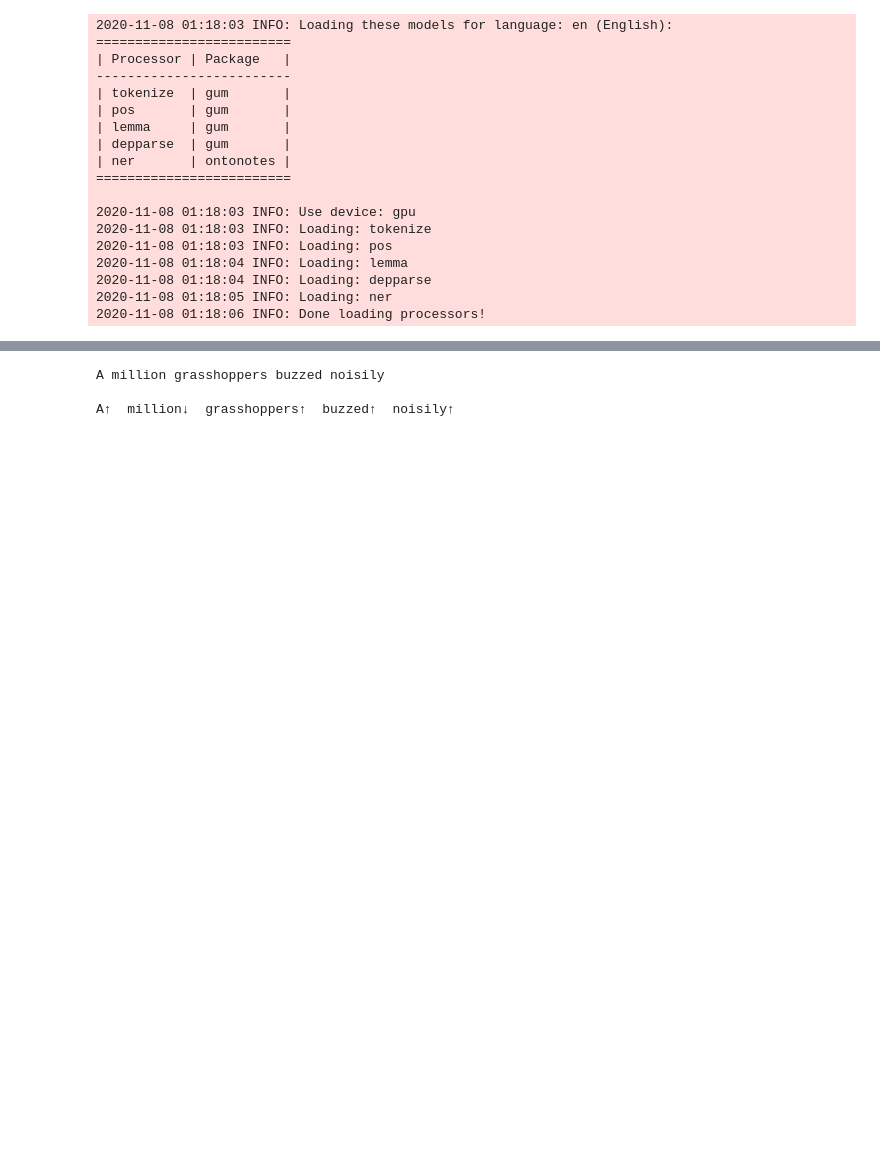
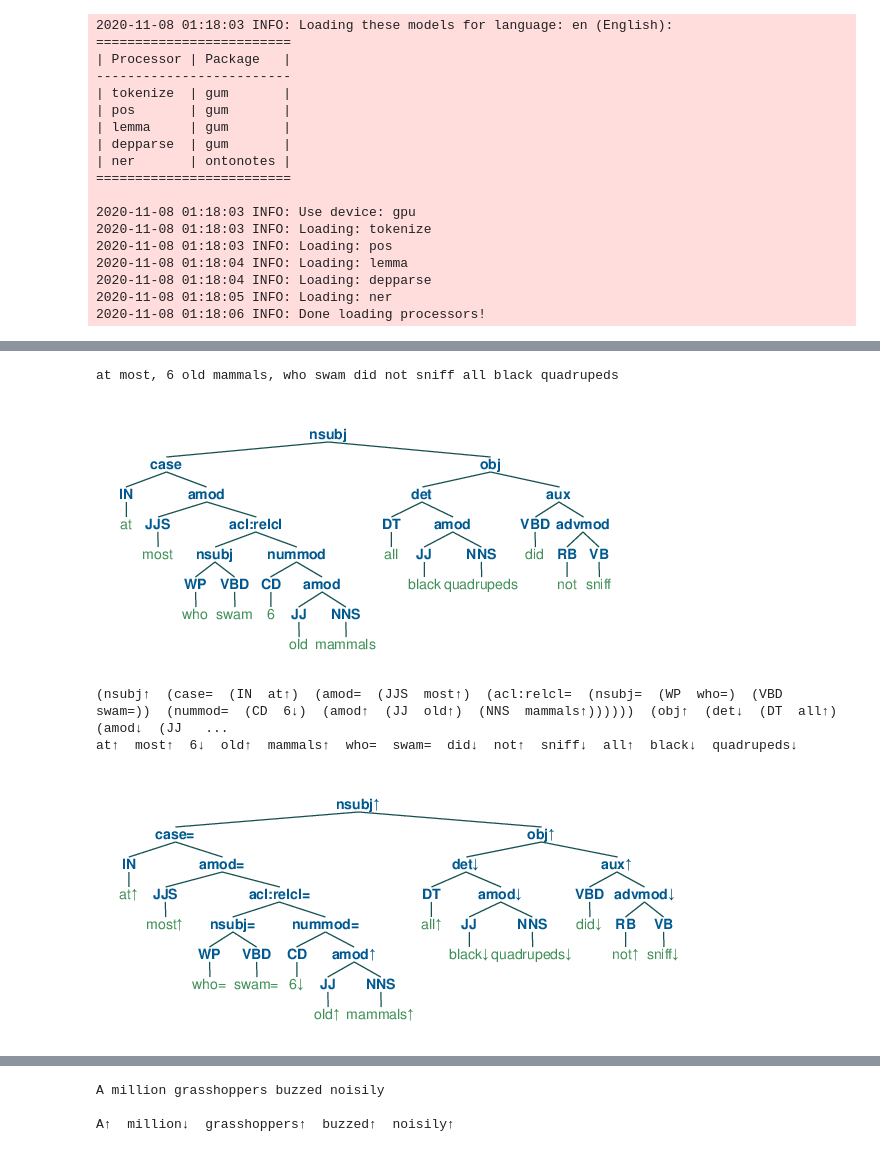
Before and after one commit to eric11eca/Udep2Mono, a Jupyter notebook: src/Udep2Mono.ipynb, the cells around one changed output, grey strips where cells are left out. Saved outputs shown, nothing was run; the diff lists cells and outputs as text; code cells hidden in the pictures; blank space fills up the shorter version.

```diff
--- a/src/Udep2Mono.ipynb
+++ b/src/Udep2Mono.ipynb
@@ -939,0 +1006,8 @@ def run_polarize_pipeline(sentences, annotations=[], verbose=0):
+# %%
+run_polarize_pipeline(["at most, 6 old mammals, who swam did not sniff all black quadrupeds"], verbose=2)
+# %% [output]
+at most, 6 old mammals, who swam did not sniff all black quadrupeds
+[figure, added]
+(nsubj↑  (case=  (IN  at↑)  (amod=  (JJS  most↑)  (acl:relcl=  (nsubj=  (WP  who=)  (VBD  swam=))  (nummod=  (CD  6↓)  (amod↑  (JJ  old↑)  (NNS  mammals↑))))))  (obj↑  (det↓  (DT  all↑)  (amod↓  (JJ   ...
+at↑  most↑  6↓  old↑  mammals↑  who=  swam=  did↓  not↑  sniff↓  all↑  black↓  quadrupeds↓
+[figure, added]
```
Also changed, not shown: parts of 8 cells of this notebook, 3 other files.
